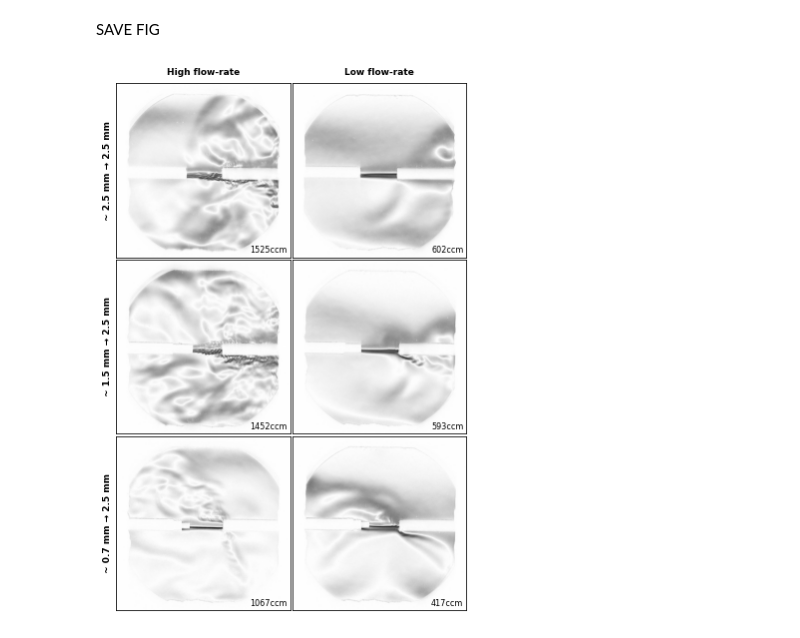
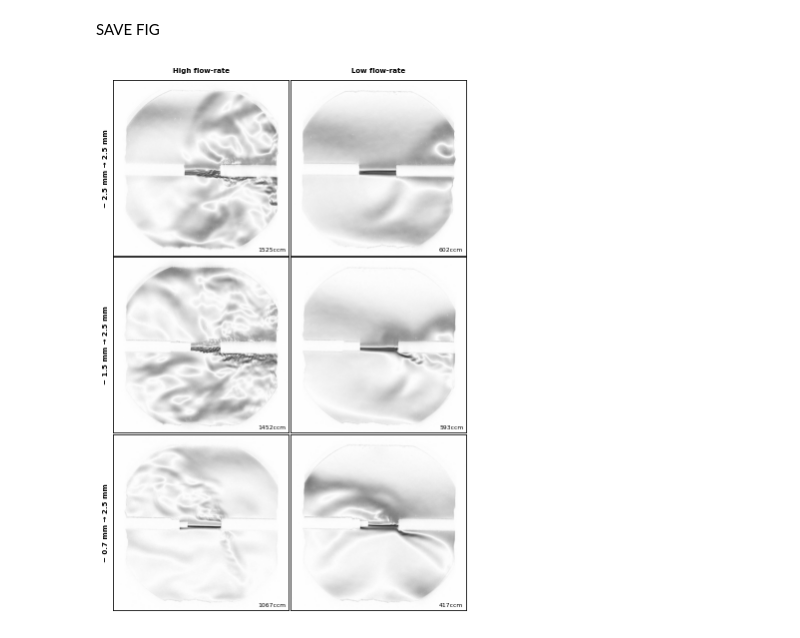
Before and after one commit to charlies-b/schlieren-image-processing, a Jupyter notebook: _fig1_small2large-nozzle.ipynb, the cells around one changed output. Drawn from its saved outputs; the diff is of its cells as text; code cells hidden in the pictures.

```diff
--- a/_fig1_small2large-nozzle.ipynb
+++ b/_fig1_small2large-nozzle.ipynb
@@ -77,12 +77,12 @@ def make_figure(frames, data_labels): # on scale 0-255! returns plt
 
     font_axes = {
         'weight' : 'bold',
-        'size'   : 9,
+        'size'   : 7,
         'horizontalalignment': 'center',
         'verticalalignment' : 'bottom'
        }
     font_labels = {
-        'size'   : 8,
+        'size'   : 6,
         'horizontalalignment': 'right',
         'verticalalignment' : 'bottom'
        }
@@ -117,6 +117,6 @@ make_figure(frames, data_labels).show()
 # %% [markdown]
 SAVE FIG
 # %%
-make_figure(frames, data_labels).savefig('figure1.png', dpi=900)
+make_figure(frames, data_labels).savefig('fig1.png', dpi=900)
 # %% [output]
-[figure, old version]
+[figure, new version]
```
Also changed, not shown: parts of 1 cell of this notebook, 4 other files.
